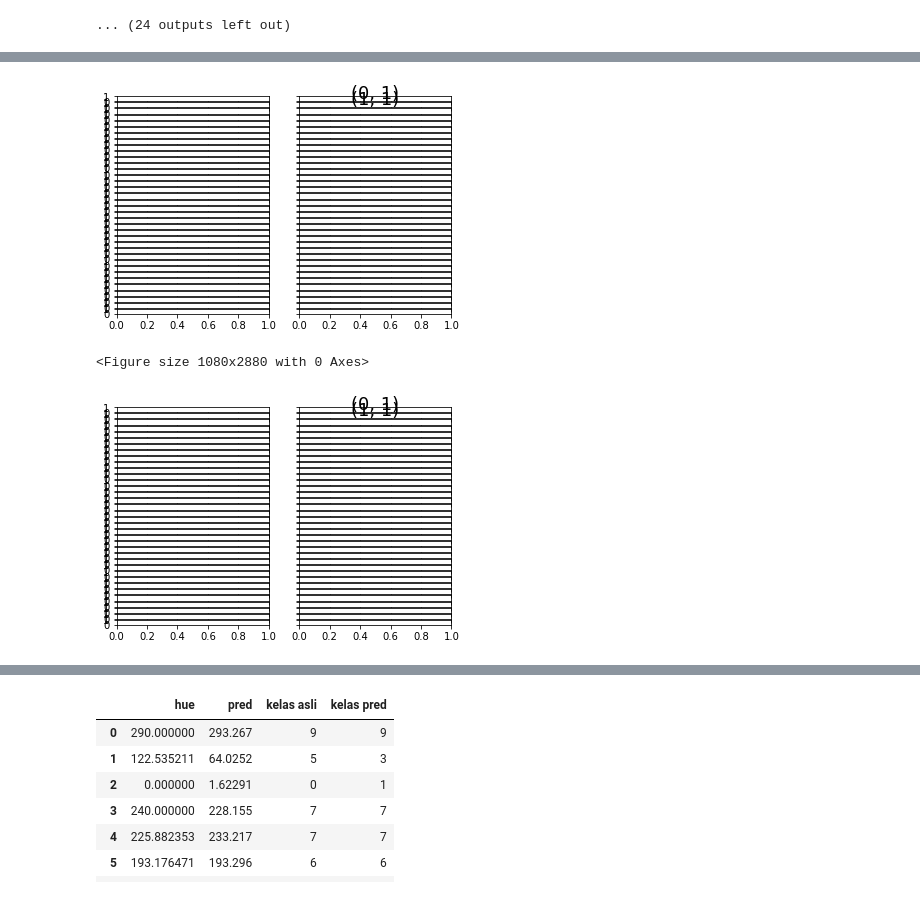
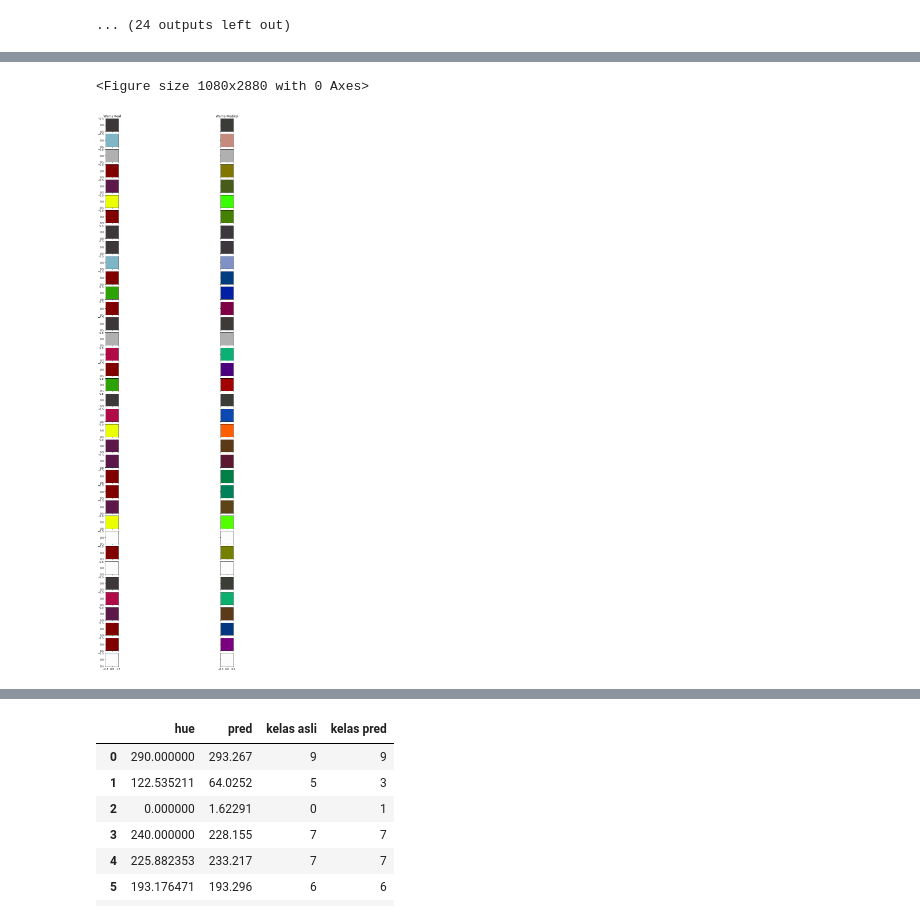
Before and after one commit to geadalfa/PrediksiWarna, a Jupyter notebook: Randomforest_NN.ipynb, the cells around one changed output, grey strips where cells are left out. Drawn from its saved outputs; the diff is of its cells as text; code cells hidden in the pictures.

```diff
--- a/Randomforest_NN.ipynb
+++ b/Randomforest_NN.ipynb
@@ -1064,9 +1052,3 @@ for i in range(1, 37):
     plt.subplot(36, 2, i)
     plt.text(0.5, 0.5, str((2, 3, i)),
              fontsize=18, ha='center')
-# %%
-plt.figure(figsize=(15, 40))
-for i in range(37):
-    plt.subplot(36, 2, i)
-    plt.figure()
-    plt.imshow([[pred_rgb[i]]])
@@ -1075,0 +1055,6 @@ ValueError: ignored
+# %%
+for i in range(len(real_rgb)):
+    fig, (ax1, ax2) = plt.subplots(1, 2)
+    ax1.imshow([[real_rgb[i]]])
+    ax2.imshow([[pred_rgb[i]]])
+    plt.show()
@@ -1076,17 +1075,16 @@ ValueError: ignored
 # %%
 plt.figure(figsize=(15, 40))
-fig, ax = plt.subplots(36, 2, sharex='col', sharey='row')
+fig, ax = plt.subplots(36, 2, sharex='col', sharey='row',figsize=(15, 40))
 # axes are in a two-dimensional array, indexed by [row, col]
-for i in range(2):
-    ax[i, j].text(0.5, 0.5, str((i, j)),
-                      fontsize=18, ha='center')
-    #for j in range(2):
+ax[0, 0].title.set_text('Warna Real')
+ax[0, 1].title.set_text('Warna Prediksi')
 
-fig
+for i in range(36):
+    ax[i, 1].imshow([[pred_rgb[i]]])
+    ax[i, 0].imshow([[real_rgb[i]]])
 # %% [output]
+<Figure size 1080x2880 with 0 Axes>
-[figure, old version]
+[figure, new version]
-<Figure size 1080x2880 with 0 Axes>
-[figure, removed]
 # %%
 import numpy as np
 import matplotlib.pyplot as plt
```
Also changed, not shown: parts of 6 cells of this notebook.
